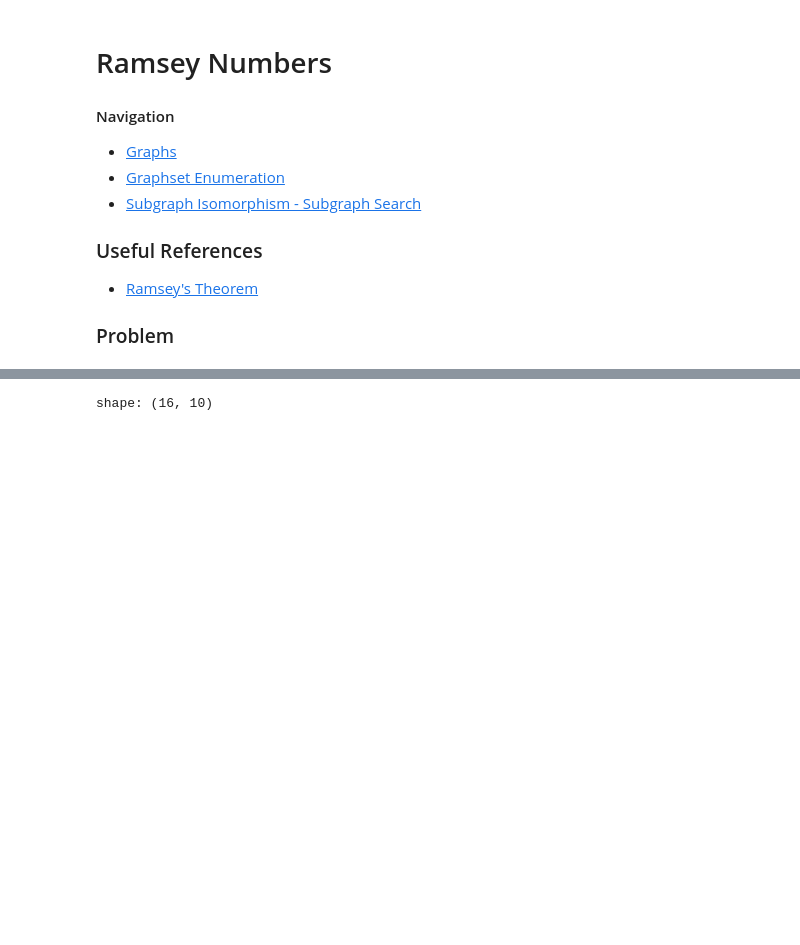
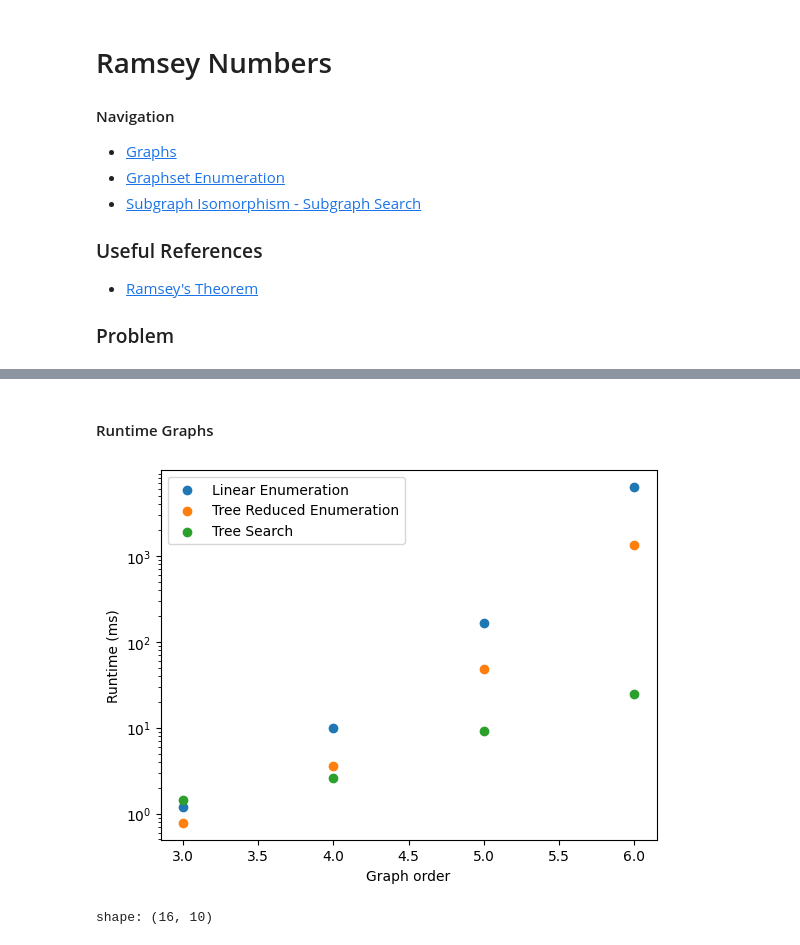
Before and after one commit to orwellian225/Code, a Jupyter notebook: classical/Ramsey.ipynb, the cells around one changed output, grey strips where cells are left out. Drawn from its saved outputs; the diff is of its cells as text; code cells hidden in the pictures; blank space fills up the shorter version.

Commit message:
add: Runtime Graph

```diff
--- a/classical/Ramsey.ipynb
+++ b/classical/Ramsey.ipynb
@@ -34,11 +35,17 @@ frame_schema = {
 }
 
 data = []
-for n in range(3, 7):
+for n in range(3, 8):
     data.append([ n, Graph.complete_n(2), Graph.empty_n(2), True, None, None, None, 0., 0., 0. ])
+    data.append([ n, Graph.complete_n(2), Graph.empty_n(3), True, None, None, None, 0., 0., 0. ])
+
     data.append([ n, Graph.complete_n(3), Graph.empty_n(3), n >= 6, None, None, None, 0., 0., 0. ])
     data.append([ n, Graph.complete_n(3), Graph.empty_n(4), n >= 9, None, None, None, 0., 0., 0. ])
     data.append([ n, Graph.complete_n(3), Graph.empty_n(5), n >= 14, None, None, None, 0., 0., 0. ])
+    data.append([ n, Graph.complete_n(3), Graph.empty_n(6), n >= 18, None, None, None, 0., 0., 0. ])
+
+    data.append([ n, Graph.complete_n(4), Graph.empty_n(4), n >= 18, None, None, None, 0., 0., 0. ])
+    data.append([ n, Graph.complete_n(4), Graph.empty_n(5), n >= 25, None, None, None, 0., 0., 0. ])
 
 upper_ramsey_data = pl.DataFrame(
     data=data,
@@ -238,6 +245,40 @@ shape: (16, 10)
 | 6 | 111 | 000 | true | true | true | true | ... |
 | 6 | 111 | 000000 | false | false | false | false | ... |
 | 6 | 111 | 0000000000 | false | false | false | false | ... |
+# %% [markdown]
+#### Runtime Graphs
+# %%
+performance_data = upper_ramsey_data.group_by("n").agg(
+    pl.col("linear_full_time_ms").mean(),
+    pl.col("tree_reduced_enumeration_time_ms").mean(),
+    pl.col("tree_search_time_ms").mean()
+)
+
+plt.scatter(
+    x=performance_data["n"],
+    y=performance_data["linear_full_time_ms"],
+    label="Linear Enumeration"
+)
+
+plt.scatter(
+    x=performance_data["n"],
+    y=performance_data["tree_reduced_enumeration_time_ms"],
+    label="Tree Reduced Enumeration"
+)
+
+plt.scatter(
+    x=performance_data["n"],
+    y=performance_data["tree_search_time_ms"],
+    label="Tree Search"
+)
+
+plt.ylabel("Runtime (ms)")
+plt.yscale('log')
+plt.xlabel("Graph order")
+plt.legend(loc="upper left")
+plt.show()
+# %% [output]
+[figure, added]
 # %%
 # Convert subgraph objects to string
 new_F = upper_ramsey_data.select(["F"]).get_columns()[0].map_elements(lambda G: G.to_bitstring(), return_dtype=pl.String)
```
Also changed, not shown: parts of 1 cell of this notebook, 1 other file.
